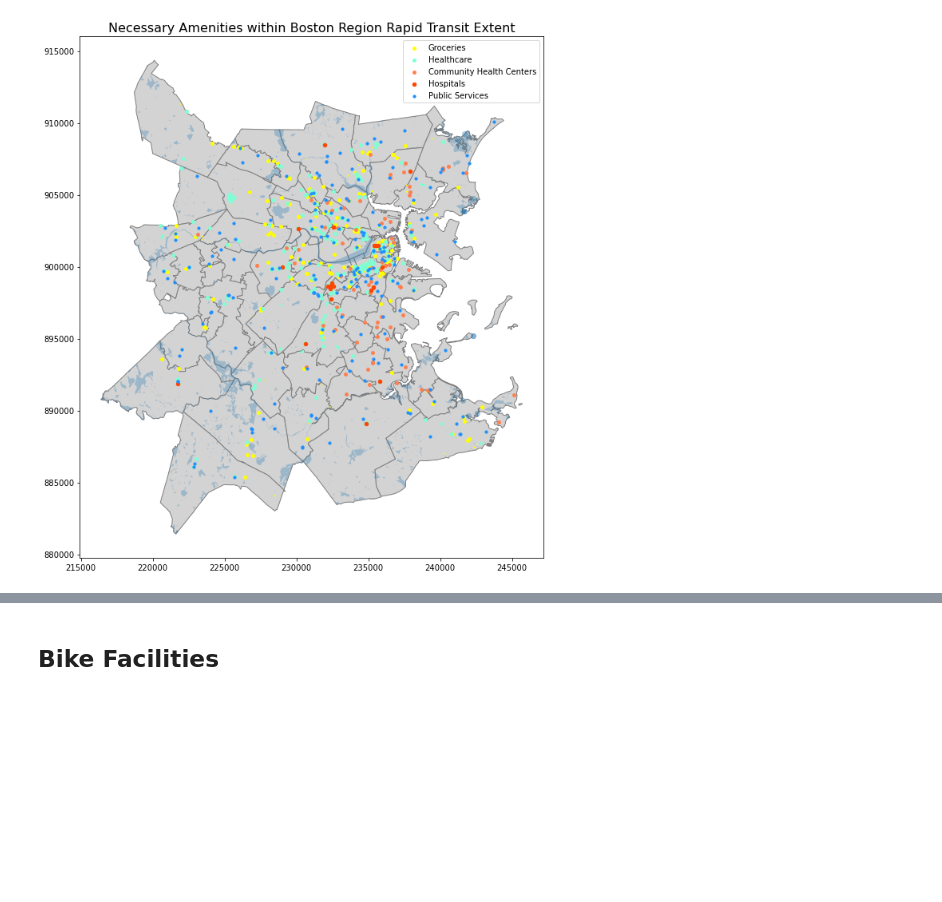
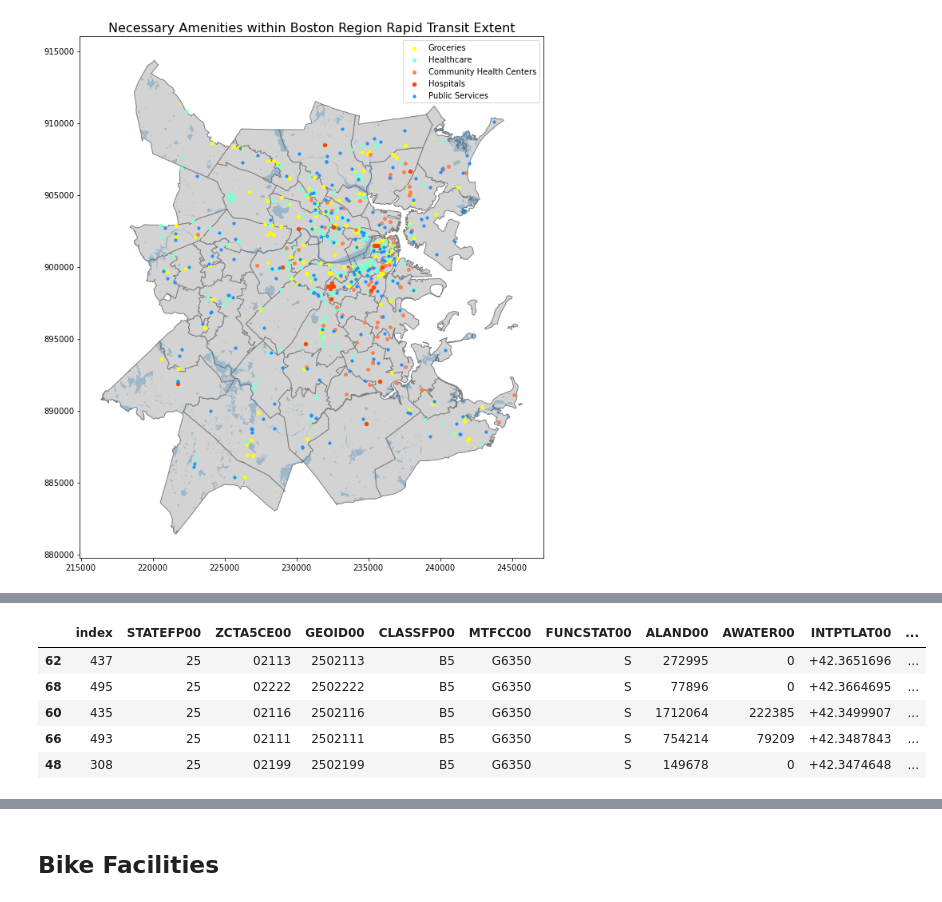
Before and after one commit to jcheng02/uep239-final-project, a Jupyter notebook: jcheng02_uep239_final_project.ipynb, the cells around one changed output, grey strips where cells are left out. Drawn from its saved outputs; the diff is of its cells as text; code cells hidden in the pictures; blank space fills up the shorter version.

```diff
--- a/jcheng02_uep239_final_project.ipynb
+++ b/jcheng02_uep239_final_project.ipynb
@@ -997,0 +1059,3 @@ plt.show()
+# %%
+hospitals_count = count_nodes(hospitals, rt_zcta, 'ZCTA5CE00', 'hospitals_count')
+hospitals_count
@@ -997,0 +1134,11 @@ plt.show()
+# %%
+# Calculate node density in nodes/sqkm.
+zcta_necs['necs_density'] = zcta_necs.necs_count/zcta_necs.area*(10**6)
+zcta_necs.sort_values(by='necs_density', ascending=False).head()
+# %% [output]
+|  | index | STATEFP00 | ZCTA5CE00 | GEOID00 | CLASSFP00 | MTFCC00 | FUNCSTAT00 | ALAND00 | AWATER00 | INTPTLAT00 | ... |
+| 62 | 437 | 25 | 02113 | 2502113 | B5 | G6350 | S | 272995 | 0 | +42.3651696 | ... |
+| 68 | 495 | 25 | 02222 | 2502222 | B5 | G6350 | S | 77896 | 0 | +42.3664695 | ... |
+| 60 | 435 | 25 | 02116 | 2502116 | B5 | G6350 | S | 1712064 | 222385 | +42.3499907 | ... |
+| 66 | 493 | 25 | 02111 | 2502111 | B5 | G6350 | S | 754214 | 79209 | +42.3487843 | ... |
+| 48 | 308 | 25 | 02199 | 2502199 | B5 | G6350 | S | 149678 | 0 | +42.3474648 | ... |
```
Also changed, not shown: parts of 10 cells of this notebook.
